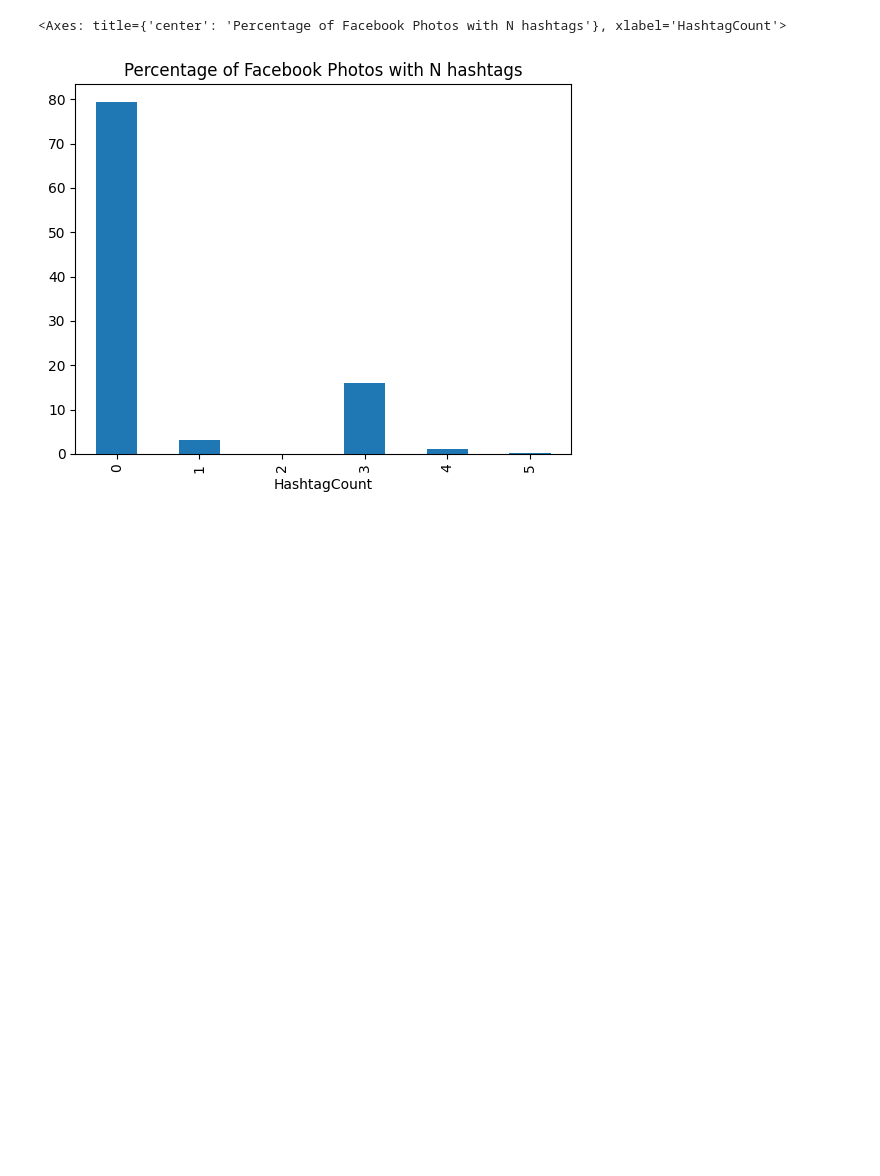
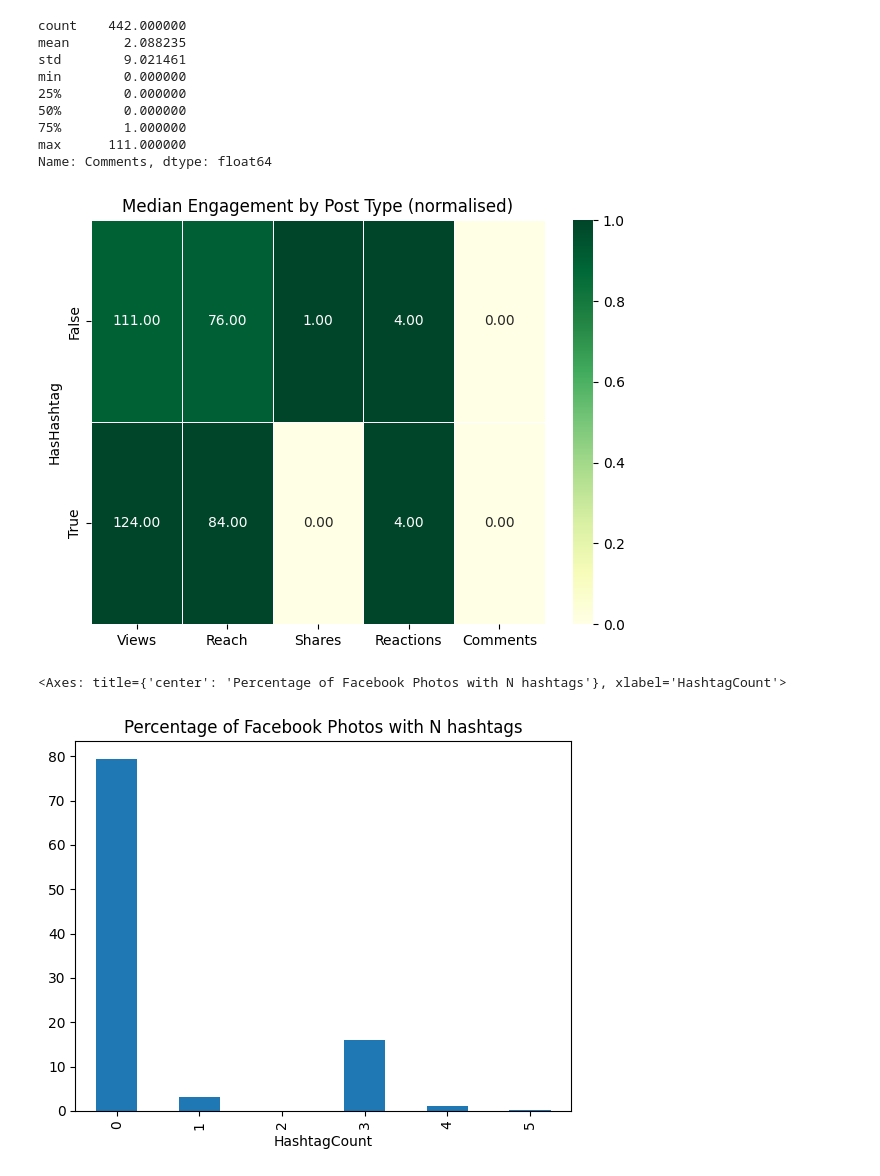
Before and after one commit to dmh21za/hashtags, a Jupyter notebook: main.ipynb, the cells around one changed output. Saved outputs shown, nothing was run; the diff lists cells and outputs as text; code cells hidden in the pictures; blank space fills up the shorter version.

```diff
--- a/main.ipynb
+++ b/main.ipynb
@@ -23,3 +27,16 @@ Videos: p=0.0000, HasHashtag median=0.043, ~HasHashtag median=0.012
+# %%
+analyser.generate_all_metric_median_heatmap('Photos')
+# %% [output]
+count    442.000000
+mean       2.088235
+std        9.021461
+min        0.000000
+25%        0.000000
+50%        0.000000
+75%        1.000000
+max      111.000000
+Name: Comments, dtype: float64
+[figure, added]
 # %%
 # Clean data
 # Keep only relevant columns
```
Also changed, not shown: parts of 1 cell of this notebook, 3 other files.
